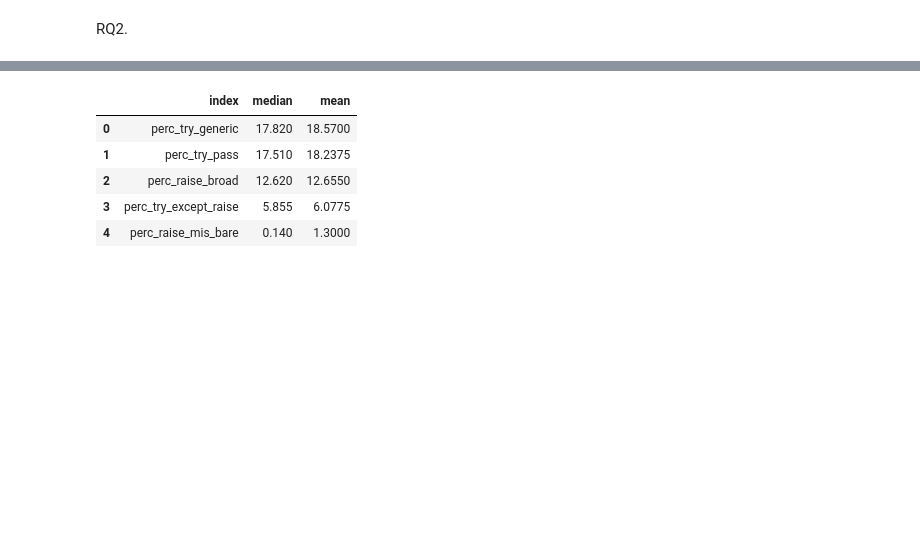
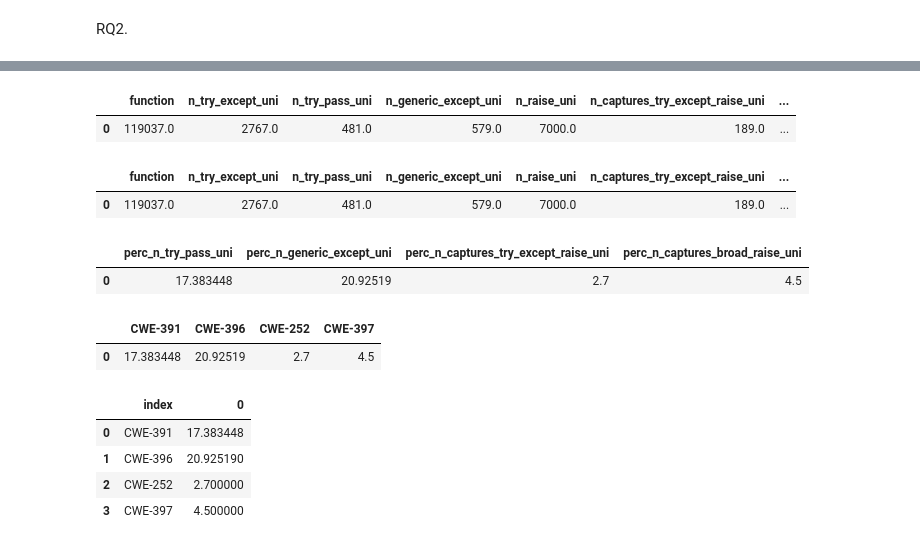
Before and after one commit to r4phael/exception-miner-multi, a Jupyter notebook: notebooks/eh_py_analysis.ipynb, the cells around one changed output, grey strips where cells are left out. Drawn from its saved outputs; the diff is of its cells as text; code cells hidden in the pictures; blank space fills up the shorter version.

```diff
--- a/notebooks/eh_py_analysis.ipynb
+++ b/notebooks/eh_py_analysis.ipynb
@@ -404,13 +421,45 @@ df_total
+# %%
+df_rq2 = df.agg({'function': ['count'], 'n_try_except_uni': ['sum'], 'n_try_pass_uni': ['sum'], 'n_generic_except_uni': ['sum'], 'n_raise_uni': ['sum'], 'n_captures_try_except_raise_uni': ['sum'], 'n_captures_broad_raise_uni': ['sum']})
+df_rq2 = df_rq2.max().to_frame().T
+# %%
+df_rq2
+# %% [output]
+|  | function | n_try_except_uni | n_try_pass_uni | n_generic_except_uni | n_raise_uni | n_captures_try_except_raise_uni | ... |
+| 0 | 119037.0 | 2767.0 | 481.0 | 579.0 | 7000.0 | 189.0 | ... |
+# %%
+#Trys-Except
+df_rq2['perc_n_try_pass_uni'] = (df_rq2['n_try_pass_uni']/ df_rq2['n_try_except_uni']) * 100
+df_rq2['perc_n_generic_except_uni'] = (df_rq2['n_generic_except_uni']/ df_rq2['n_try_except_uni']) * 100
+
+#Raise
+df_rq2['perc_n_captures_try_except_raise_uni'] = (df_rq2['n_captures_try_except_raise_uni']/ df_rq2['n_raise_uni']) * 100
+df_rq2['perc_n_captures_broad_raise_uni'] = (df_rq2['n_captures_broad_raise_uni']/ df_rq2['n_raise_uni']) * 100
+
+df_rq2
+# %% [output]
+|  | function | n_try_except_uni | n_try_pass_uni | n_generic_except_uni | n_raise_uni | n_captures_try_except_raise_uni | ... |
+| 0 | 119037.0 | 2767.0 | 481.0 | 579.0 | 7000.0 | 189.0 | ... |
+# %%
+df_total_rq2 = df_rq2.loc[:, ["perc_n_try_pass_uni", "perc_n_generic_except_uni", "perc_n_captures_try_except_raise_uni", "perc_n_captures_broad_raise_uni"]]
+df_total_rq2
+# %% [output]
+|  | perc_n_try_pass_uni | perc_n_generic_except_uni | perc_n_captures_try_except_raise_uni | perc_n_captures_broad_raise_uni |
+| 0 | 17.383448 | 20.92519 | 2.7 | 4.5 |
+# %%
+df_total_rq2.columns = ['CWE-391', 'CWE-396', 'CWE-252', 'CWE-397']
+df_total_rq2
+# %% [output]
+|  | CWE-391 | CWE-396 | CWE-252 | CWE-397 |
+| 0 | 17.383448 | 20.92519 | 2.7 | 4.5 |
 # %%
-df_total = df_total.T[0:].reset_index()
-df_total
+df_total_rq2 = df_total_rq2.T[0:].reset_index()
+df_total_rq2
 # %% [output]
-|  | index | median | mean |
-| 0 | perc_try_generic | 17.820 | 18.5700 |
-| 1 | perc_try_pass | 17.510 | 18.2375 |
-| 2 | perc_raise_broad | 12.620 | 12.6550 |
-| 3 | perc_try_except_raise | 5.855 | 6.0775 |
-| 4 | perc_raise_mis_bare | 0.140 | 1.3000 |
+|  | index | 0 |
+| 0 | CWE-391 | 17.383448 |
+| 1 | CWE-396 | 20.925190 |
+| 2 | CWE-252 | 2.700000 |
+| 3 | CWE-397 | 4.500000 |
 # %%
 import seaborn as sns
 sns.set_theme(style="whitegrid")
```
Also changed, not shown: parts of 41 cells of this notebook, 3 other files.
